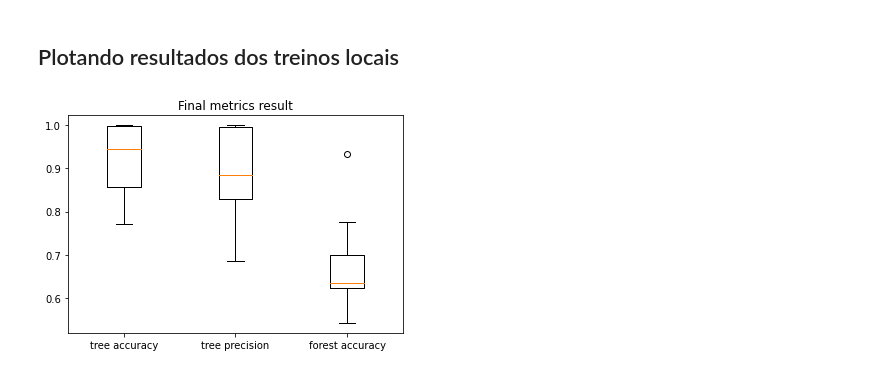
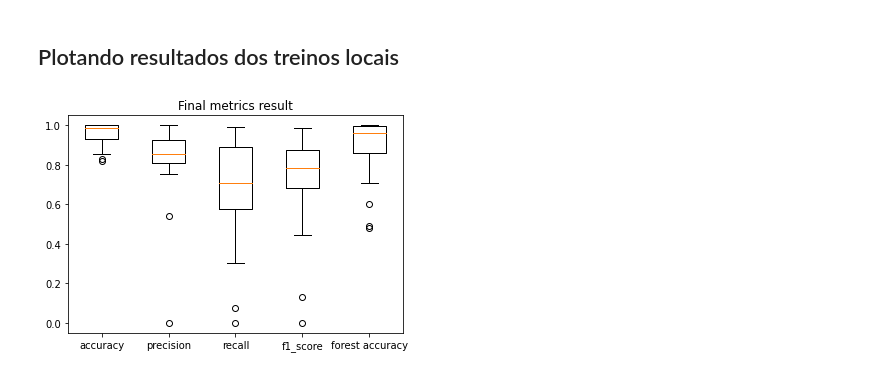
Before and after one commit to lucasfauster/TCC, a Jupyter notebook: Distributed_Learning_Forest.ipynb, the cells around one changed output. Saved outputs shown, nothing was run; the diff lists cells and outputs as text; code cells hidden in the pictures.

Commit message:
melhorando resultados

```diff
--- a/Distributed_Learning_Forest.ipynb
+++ b/Distributed_Learning_Forest.ipynb
@@ -175,15 +186,16 @@ print("[INFO] All local trains are finished!")
 # %%
 import random
 for current in range(num_clients):
-    clients[current].local_forest = [clients[current].local_tree]
+    clients[current].local_forest_set = [clients[current].local_random_forest]
     appended_trees, replaced_trees, acc_list = (0,0,[])
+    print(f"Starting sharing for client {current}")
     for neighbour in range(num_clients):
         if current != neighbour:
-            neighbour_tree = clients[neighbour].local_tree
+            neighbour_tree = clients[neighbour].local_random_forest
             acc = neighbour_tree.score(clients[current].X_test, clients[current].y_test)
 
-            if len(clients[current].local_forest) <= max_num_trees:
-                clients[current].local_forest.append(neighbour_tree)
+            if len(clients[current].local_forest_set) <= max_num_trees:
+                clients[current].local_forest_set.append(neighbour_tree)
                 acc_list.append(acc)
                 appended_trees += 1
             else:
@@ -191,7 +203,7 @@ for current in range(num_clients):
                 min_index = acc_list.index(min_acc) # seleciona a árvore de menor acurácia
 #                 min_index = random.randint(0,max_num_trees-1) # seleciona uma árvore aleatória
                 if min_acc < acc:
-                    clients[current].local_forest[min_index] = neighbour_tree # substitui a árvore pela nova
+                    clients[current].local_forest_set[min_index] = neighbour_tree # substitui a árvore pela nova
                     acc_list[min_index] = acc
                     replaced_trees += 1
     print(f"Client {current} appended {appended_trees} and replaced {replaced_trees} trees to forest")
@@ -260,0 +252,22 @@ for client in clients:
+# %%
+from statistics import mode
+
+def tree_predict(tree, row):
+    return tree.predict([row])[0]
+
+def forest_predict(forest, X):
+    forest_prediction = list()
+    pool = mp.Pool(mp.cpu_count())
+    for row in X:
+        tree_predictions = pool.starmap(tree_predict, [(tree, row) for tree in forest])
+        forest_prediction.append(mode(tree_predictions))
+    return forest_prediction
+
+for client in clients:
+    accuracy = Accuracy()
+    forest_pred = forest_predict(client.local_forest_set, client.X_test)
+    accuracy.update_state(client.y_test, forest_pred)
+    acc = accuracy.result().numpy()
+    client.local_forest_set_acc = acc
+
+    print(f"[INFO] Accuracy of client {client.client_id} forest = {acc}")
@@ -261,15 +295,17 @@ for client in clients:
 # %% [markdown]
 ## Plotando resultados dos treinos locais
 # %%
-final_metrics = [[], [], []]
+final_metrics = [[], [], [], [], []]
 for client in clients:
-    final_metrics[0].append(client.local_tree_acc)
-    final_metrics[1].append(client.local_tree_prec)
-    final_metrics[2].append(client.local_forest_acc)
+    final_metrics[0].append(client.local_random_forest_acc)
+    final_metrics[1].append(client.local_random_forest_prec)
+    final_metrics[2].append(client.local_random_forest_rec)
+    final_metrics[3].append(client.local_random_forest_f1)
+    final_metrics[4].append(client.local_forest_set_acc)
 
 plt.boxplot(final_metrics)
 plt.title('Final metrics result')
-plt.xticks([1, 2, 3], ['tree accuracy', 'tree precision', 'forest accuracy'])
+plt.xticks([1, 2, 3, 4, 5], ['accuracy', 'precision', 'recall', 'f1_score', 'forest accuracy'])
 plt.show()
 # %% [output]
-[figure, old version]
+[figure, new version]
```
Also changed, not shown: parts of 13 cells of this notebook, 2 other files.
